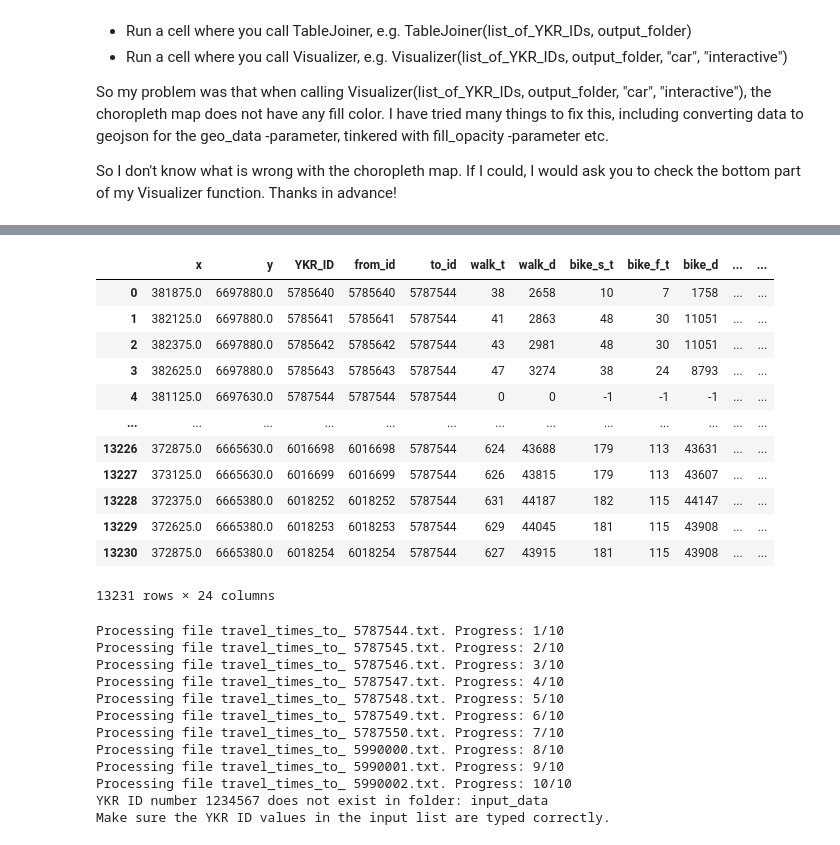
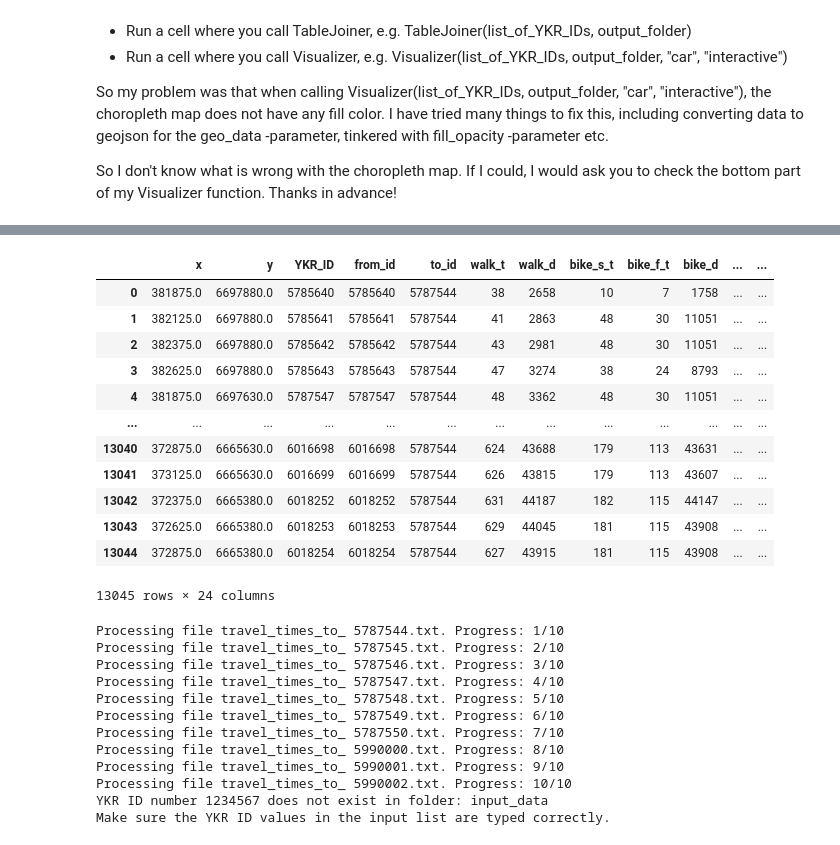
Before and after one commit to AutoGIS-2020/final-assignment-pjustus, a Jupyter notebook: AccessViz.ipynb, the cells around one changed output, grey strips where cells are left out. Cells and saved outputs as stored; diff of their text form; code cells hidden in the pictures.

```diff
--- a/AccessViz.ipynb
+++ b/AccessViz.ipynb
@@ -592,22 +600,22 @@ def ComparisonTool(tm_comp: list, TJ_result, output_folder):
 
     print("töttöröö")
 # %%
-d = gpd.read_file("output_folder/Accessibility_5787544_car_vs_pt.gpkg")
+d = gpd.read_file("output_folder/Accessibility_5787544_pt_vs_bike.gpkg")
 d
 # %% [output]
 |  | x | y | YKR_ID | from_id | to_id | walk_t | walk_d | bike_s_t | bike_f_t | bike_d | ... | ... |
 | 0 | 381875.0 | 6697880.0 | 5785640 | 5785640 | 5787544 | 38 | 2658 | 10 | 7 | 1758 | ... | ... |
 | 1 | 382125.0 | 6697880.0 | 5785641 | 5785641 | 5787544 | 41 | 2863 | 48 | 30 | 11051 | ... | ... |
 | 2 | 382375.0 | 6697880.0 | 5785642 | 5785642 | 5787544 | 43 | 2981 | 48 | 30 | 11051 | ... | ... |
 | 3 | 382625.0 | 6697880.0 | 5785643 | 5785643 | 5787544 | 47 | 3274 | 38 | 24 | 8793 | ... | ... |
-| 4 | 381125.0 | 6697630.0 | 5787544 | 5787544 | 5787544 | 0 | 0 | -1 | -1 | -1 | ... | ... |
+| 4 | 381875.0 | 6697630.0 | 5787547 | 5787547 | 5787544 | 48 | 3362 | 48 | 30 | 11051 | ... | ... |
 | ... | ... | ... | ... | ... | ... | ... | ... | ... | ... | ... | ... | ... |
-| 13226 | 372875.0 | 6665630.0 | 6016698 | 6016698 | 5787544 | 624 | 43688 | 179 | 113 | 43631 | ... | ... |
-| 13227 | 373125.0 | 6665630.0 | 6016699 | 6016699 | 5787544 | 626 | 43815 | 179 | 113 | 43607 | ... | ... |
-| 13228 | 372375.0 | 6665380.0 | 6018252 | 6018252 | 5787544 | 631 | 44187 | 182 | 115 | 44147 | ... | ... |
-| 13229 | 372625.0 | 6665380.0 | 6018253 | 6018253 | 5787544 | 629 | 44045 | 181 | 115 | 43908 | ... | ... |
-| 13230 | 372875.0 | 6665380.0 | 6018254 | 6018254 | 5787544 | 627 | 43915 | 181 | 115 | 43908 | ... | ... |
+| 13040 | 372875.0 | 6665630.0 | 6016698 | 6016698 | 5787544 | 624 | 43688 | 179 | 113 | 43631 | ... | ... |
+| 13041 | 373125.0 | 6665630.0 | 6016699 | 6016699 | 5787544 | 626 | 43815 | 179 | 113 | 43607 | ... | ... |
+| 13042 | 372375.0 | 6665380.0 | 6018252 | 6018252 | 5787544 | 631 | 44187 | 182 | 115 | 44147 | ... | ... |
+| 13043 | 372625.0 | 6665380.0 | 6018253 | 6018253 | 5787544 | 629 | 44045 | 181 | 115 | 43908 | ... | ... |
+| 13044 | 372875.0 | 6665380.0 | 6018254 | 6018254 | 5787544 | 627 | 43915 | 181 | 115 | 43908 | ... | ... |
-13231 rows × 24 columns
+13045 rows × 24 columns
 # %%
 # Defining FileFinder
 def FileFinder2(YKR_IDs: list, input_folder_name: str, to_file=False):
```
Also changed, not shown: parts of 2 cells of this notebook.
